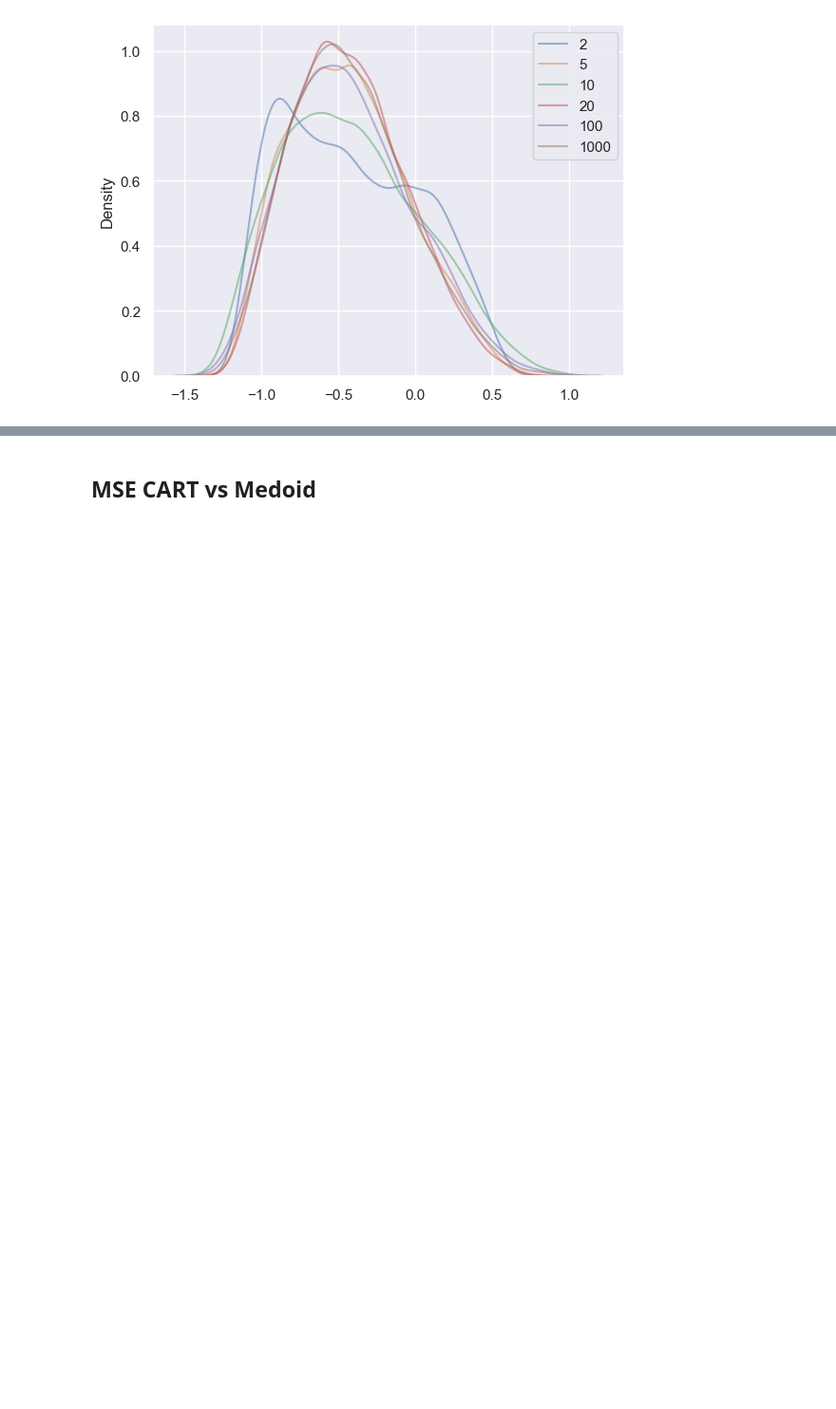
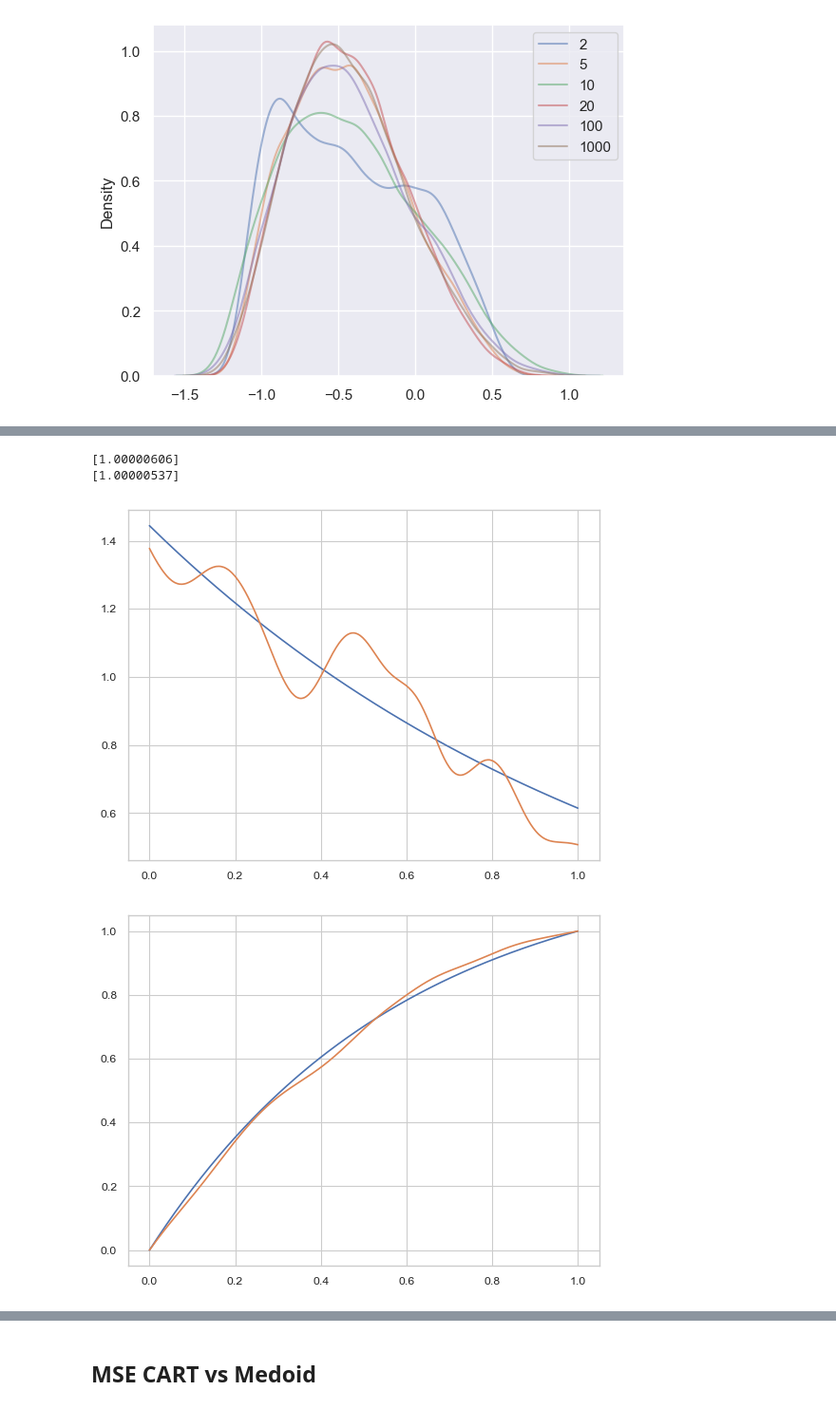
Before and after one commit to matthieubulte/pyfrechet, a Jupyter notebook: benchmark/phase.ipynb, the cells around one changed output, grey strips where cells are left out. Shown at 95% size. Drawn from its saved outputs; the diff is of its cells as text; code cells hidden in the pictures; blank space fills up the shorter version.

```diff
--- a/benchmark/phase.ipynb
+++ b/benchmark/phase.ipynb
@@ -53,0 +80,62 @@ plt.savefig('sample_phase.pdf')
+# %%
+import skfda
+from skfda.misc.operators import SRSF
+from skfda.misc import inner_product
+
+# np.random.seed(5)
+template = skfda.FDataGrid((1 - np.power(t - 0.5, 2)) * np.sin(np.pi * 9 * t), t)
+
+mx = m(np.random.randn(p))
+
+eps = 0.1
+t = np.linspace(0,1,200)
+
+x = np.random.randn(p)
+eta = 2*(x-0.5).dot(beta)/np.sqrt(p) + alpha
+k = 4
+a = 3 * stats.logistic.cdf(eta) - 1.5
+gam_t = (np.exp(k*(a * t)) - 1) / (np.exp(k*a) - 1)
+mx = (1 - np.power(gam_t - 0.5, 2)) * np.sin(np.pi * 9 * gam_t)
+
+y = skfda.FDataGrid(mx, t)
+gam_y = skfda.FDataGrid(gam_t, t)
+
+
+srsf = SRSF()
+psi = srsf.fit_transform(gam_y)
+
+v = skfda.FDataGrid(gp(t, kernel), t)
+vx = v - inner_product(psi, v) * psi
+nvx = skfda.misc.metrics.LpNorm(2)(vx)
+
+psi_pv = np.cos(eps * nvx) * psi + np.sin(eps * nvx) * vx / nvx
+gam_pv = srsf.inverse_transform(psi_pv)
+
+y_pv = y.compose(gam_pv)
+
+print(skfda.misc.metrics.LpNorm(2)(psi))
+print(skfda.misc.metrics.LpNorm(2)(psi_pv))
+
+# template.plot();
+# y.plot();
+# plt.plot(t, gam_t);
+# y.plot()
+# q.plot()
+
+fig=psi.plot()
+psi_pv.plot(fig=fig)
+
+fig=gam_y.plot()
+gam_pv.plot(fig=fig);
+
+fig=y.plot()
+y_pv.plot(fig=fig);
+
+# qpv.plot();
+
+# skfda.misc.metrics.LpNorm(2)(q)
+# %% [output]
+[1.00000606]
+[1.00000537]
+[figure, added]
+[figure, added]
```
Also changed, not shown: parts of 9 cells of this notebook, 15 other files.
